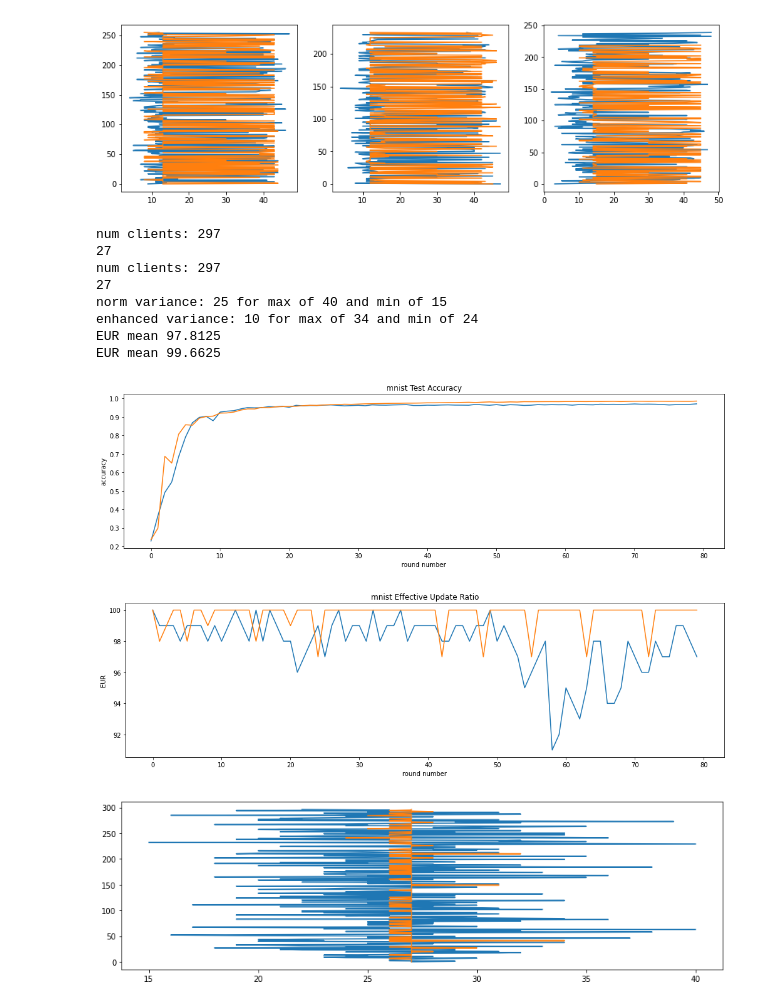
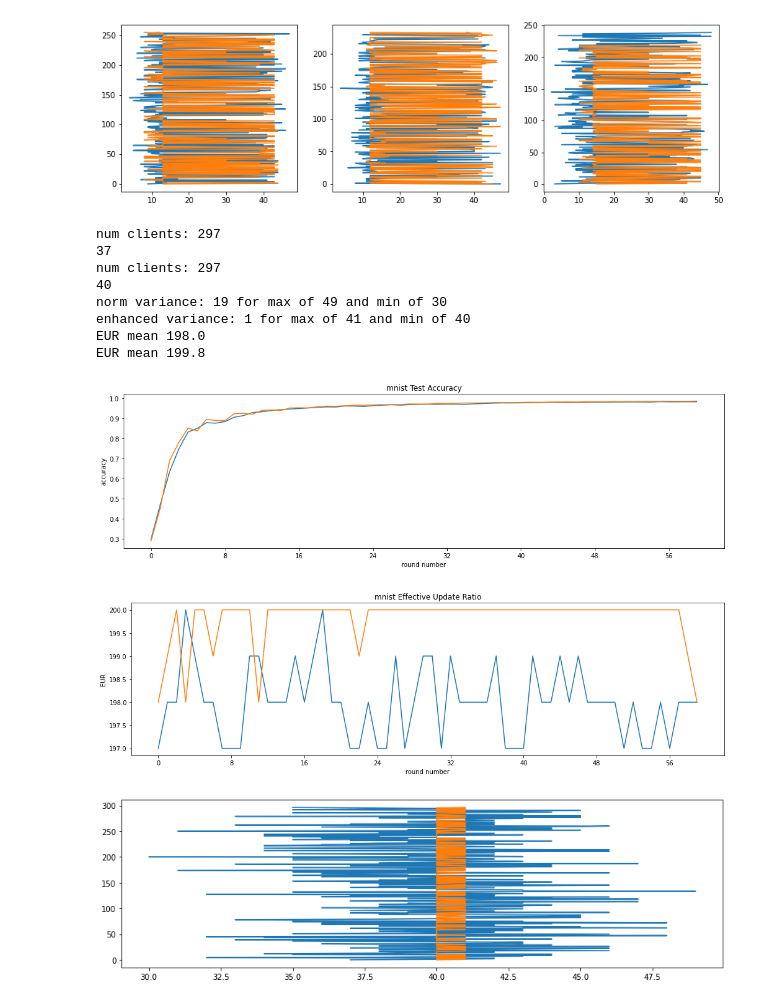
Before and after one commit to Serverless-Federated-Learning/FedLesScan, a Jupyter notebook: experiment/plots/eur.ipynb, the cells around one changed output. Cells and saved outputs as stored; diff of their text form; code cells hidden in the pictures.

Commit message:
add real world experiment files

```diff
--- a/experiment/plots/eur.ipynb
+++ b/experiment/plots/eur.ipynb
@@ -291,24 +291,24 @@ EUR mean 87.16666666666667
 [figure]
 [figure]
 # %%
-#minist controlled expo
-base_path = "../../out/real_world"
+#ministreal 300 200
+base_path = "../../out/real_world/mnist_dataset"
 dataset_titles = ["mnist"]
 
-path_normals = [f'{base_path}/mnist-prox']
-path_enhanced = [f'{base_path}/mnist-enhanced']
+path_normals = [f'{base_path}/mnist-0']
+path_enhanced = [f'{base_path}/mnist-enhanced-0']
 
 
 plot_dataset_compare_3(path_normals,path_enhanced,dataset_titles)
 # %% [output]
 num clients: 297
-27
+37
 num clients: 297
-27
-norm variance: 25 for max of 40 and min of 15
-enhanced variance: 10 for max of 34 and min of 24
-EUR mean 97.8125
-EUR mean 99.6625
+40
+norm variance: 19 for max of 49 and min of 30
+enhanced variance: 1 for max of 41 and min of 40
+EUR mean 198.0
+EUR mean 199.8
-[figure, old version]
+[figure, new version]
-[figure, old version]
+[figure, new version]
-[figure, old version]
+[figure, new version]
```
Also changed, not shown: parts of 2 cells of this notebook, 8 other files.
